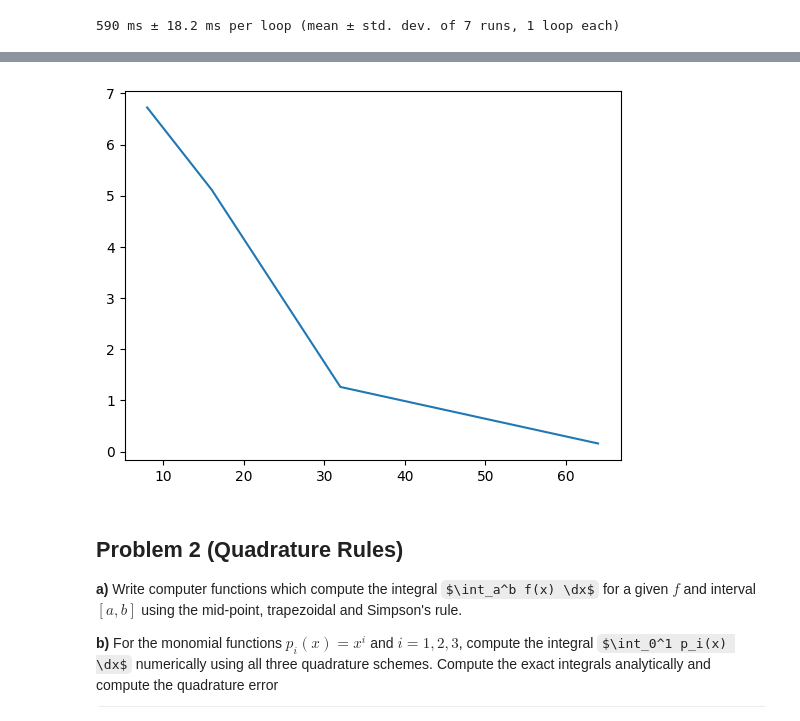
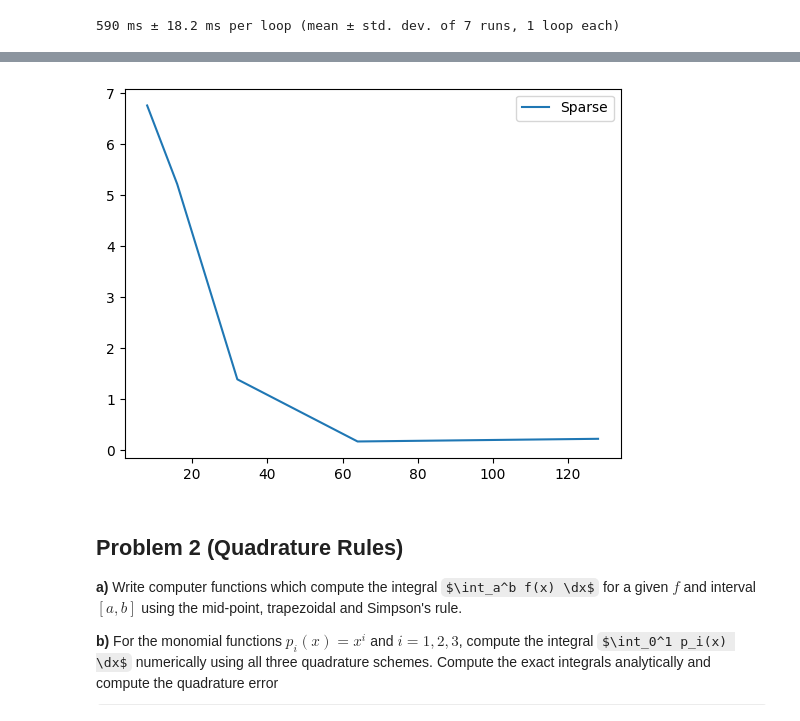
Before and after one commit to todj107/NumPDE, a Jupyter notebook: lab_02_felix.ipynb, the cells around one changed output, grey strips where cells are left out. Saved outputs shown, nothing was run; the diff lists cells and outputs as text; code cells hidden in the pictures; some formulas as TeX source.

```diff
--- a/lab_02_felix.ipynb
+++ b/lab_02_felix.ipynb
@@ -464,13 +497,17 @@ Dense time for 64 = 1.41 s ± 80.6 ms per loop (mean ± std. dev. of 7 runs, 1 l
 # %%
 
-sparse_times = np.array([3.45, 14.8, 54.5, 225])
-dense_times = np.array([513.*10**(-3), 2.89, 43.1, 1410])
+sparse_times = np.array([3.49, 13, 53.2, 218, 921])
+dense_times = np.array([516.*10**(-3), 2.49, 38.3, 1290, 4160])
 
 
+#plt.plot(N_arr, sparse_times)
+#plt.plot(N_arr, dense_times)
 plt.plot(N_arr, sparse_times/dense_times)
+#plt.ylim([0, 100])
+plt.legend(["Sparse", "Dense"])
 plt.show()
 # %% [output]
-[figure, old version]
+[figure, new version]
 # %% [markdown]
 ## Problem 2 (Quadrature Rules)
 
```
Also changed, not shown: parts of 2 cells of this notebook.
